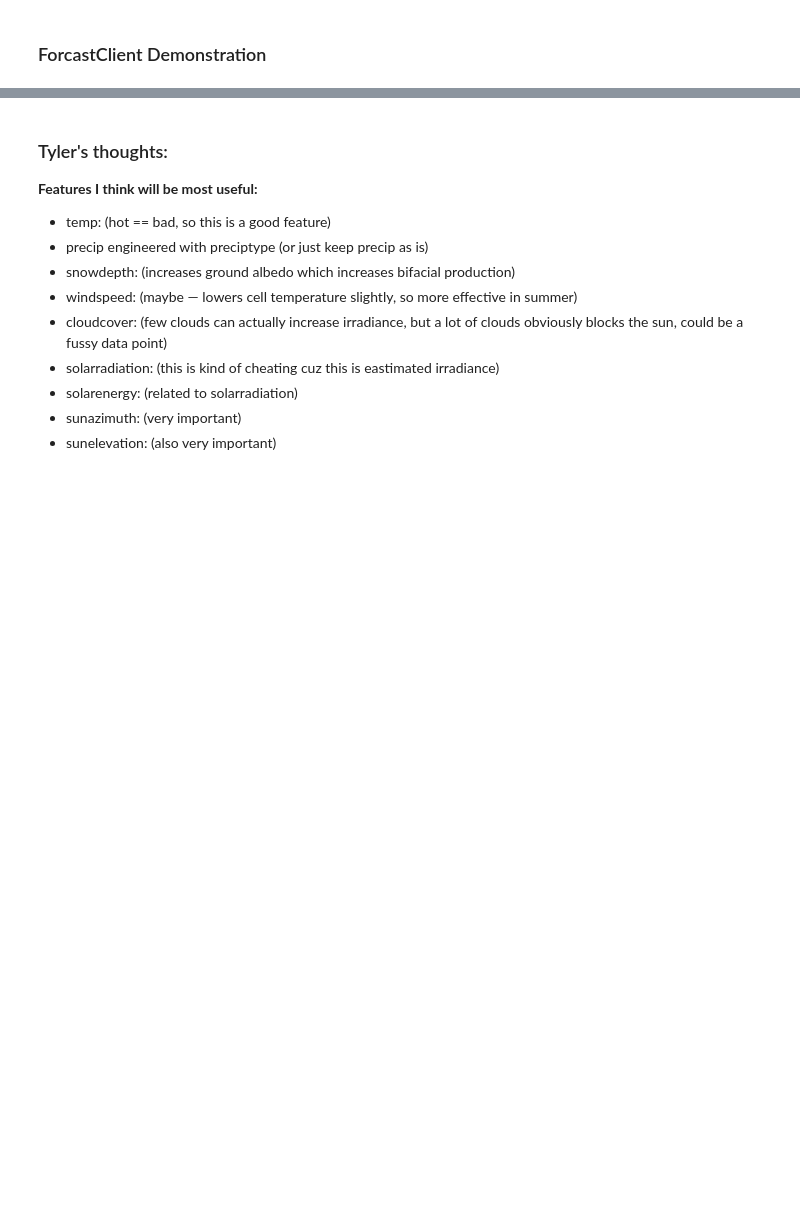
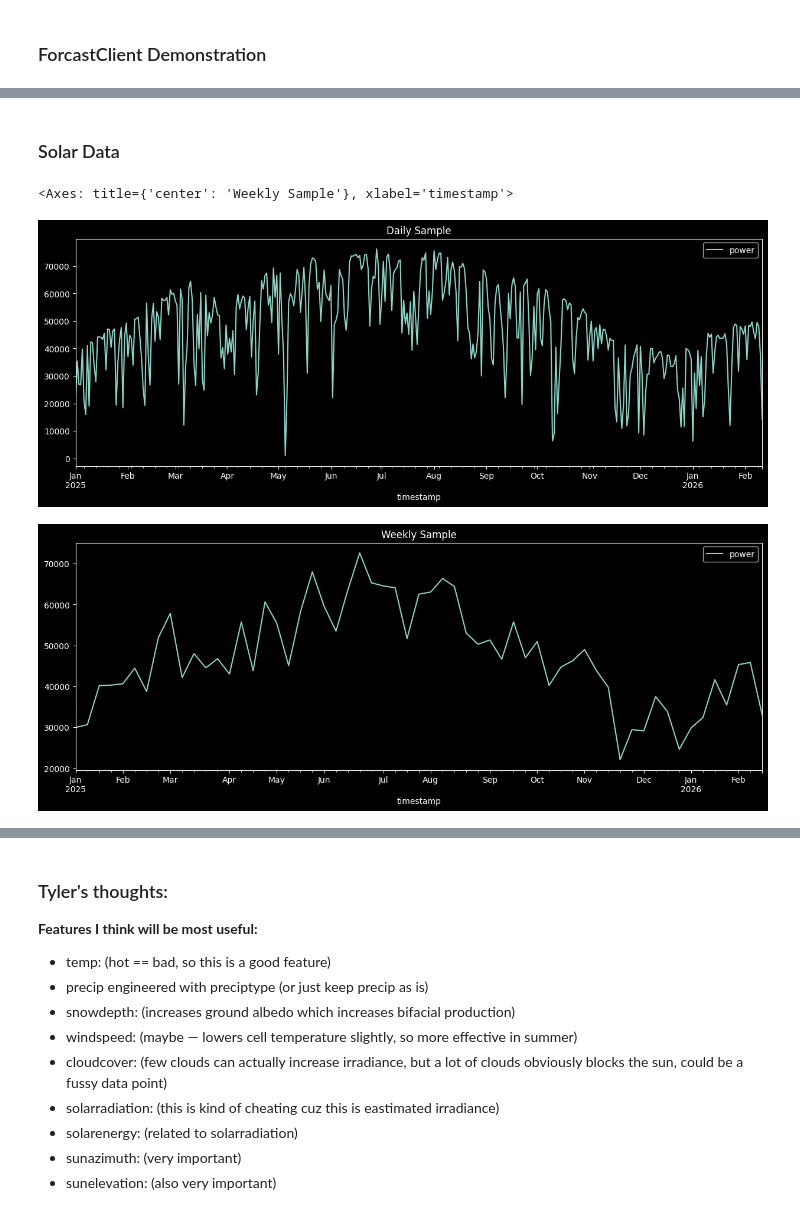
Before and after one commit to khakis23/JuniorDesignP1, a Jupyter notebook: main.ipynb, the cells around one changed output, grey strips where cells are left out. Saved outputs shown, nothing was run; the diff lists cells and outputs as text; code cells hidden in the pictures; blank space fills up the shorter version.

Commit message:
added Energy data, added some data exploration

```diff
--- a/main.ipynb
+++ b/main.ipynb
@@ -73,0 +59,27 @@ Getting forecast for 2026-02-11 days from 2026-02-10...
+# %% [markdown]
+### Solar Data
+# %%
+p_data = pd.read_csv("data/SunnysideTotalPower2025-01-01_2026-02-12.csv")
+
+# organize data
+p_data["timestamp"] = pd.to_datetime(p_data["timestamp"])
+p_data = p_data.set_index("timestamp")
+p_data["power"] = -p_data["power"]   # since data is measured as power reduced from grid
+
+# resample data
+hourly = p_data.resample('h').sum()
+daily = p_data.resample('D').sum()
+weekly = daily.resample('W').mean()
+
+# # there are some days where the plant was off or not recording properly, lets remove them
+# mask = daily["power"] > 1000
+# print("Bad data: ", daily[~mask])
+# daily = daily[mask]
+
+# plot samples
+daily.plot(figsize=(15, 5), title="Daily Sample")
+weekly.plot(figsize=(15, 5), title="Weekly Sample")
+# %% [output]
+<Axes: title={'center': 'Weekly Sample'}, xlabel='timestamp'>
+[figure, added]
+[figure, added]
```
Also changed, not shown: parts of 7 cells of this notebook, 1 other file.
